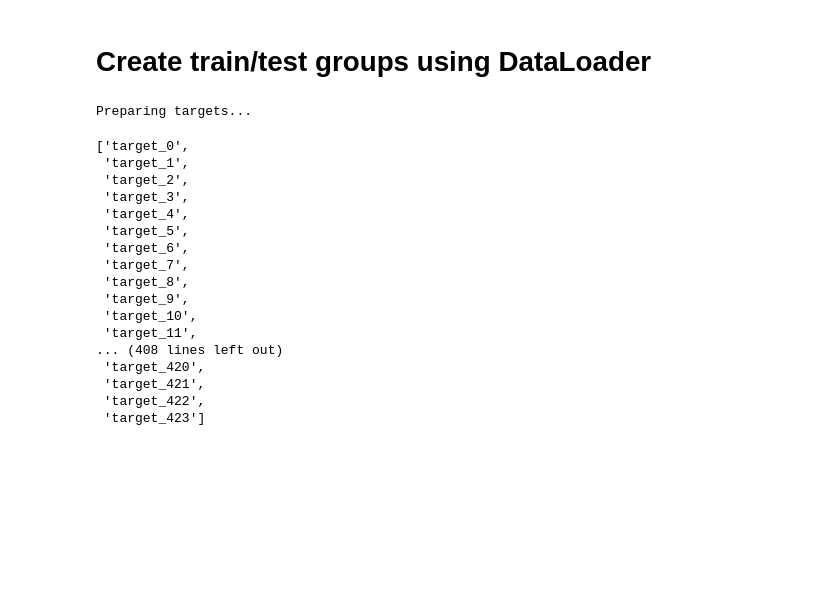
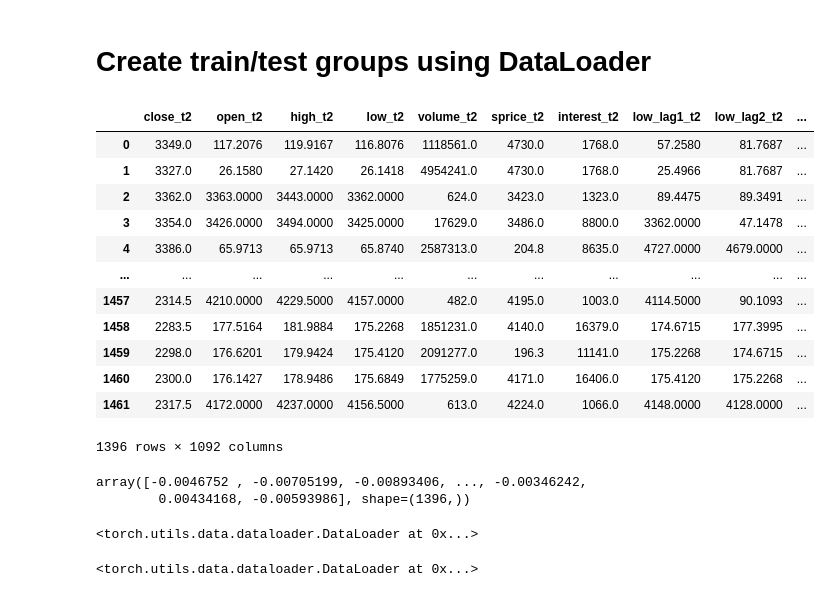
Before and after one commit to LindaMMM/trypytorch, a Jupyter notebook: notebooks/2-LoadData.ipynb, the cells around one changed output. Saved outputs shown, nothing was run; the diff lists cells and outputs as text; code cells hidden in the pictures; blank space fills up the shorter version.

```diff
--- a/notebooks/2-LoadData.ipynb
+++ b/notebooks/2-LoadData.ipynb
@@ -296,45 +432,27 @@ inst = df["instrument_id"].values.astype("int64")
 # %%
-from torch.utils.data import Dataset
-
-class LSTMDataset(Dataset):
-    def __init__(self, X, inst, seq_len):
-        self.X = X
-        self.inst = inst
-        self.seq_len = seq_len
-
-    def __len__(self):
-        return len(self.X) - self.seq_len
-
-    def __getitem__(self, idx):
-        return (
-            torch.from_numpy(self.X[idx:idx+self.seq_len]),
-            torch.tensor(self.inst[idx+self.seq_len])
-        )
-
-dataset = LSTMDataset(X_num, inst, seq_len=30)
-dataloader = DataLoader(dataset, batch_size=64, shuffle=False, num_workers=2)
+#  Test du data loader
+idx:int = 2
+tgt=target_cols[idx]
+y = target_values[tgt]
+name,pric1,pric2 =getnameprice(idx)
+train_loaders, val_loader = train_models_for_target(y,pric1,pric2)
+display(train_loaders)
+display(val_loader)
+# %% [output]
+|  | close_t2 | open_t2 | high_t2 | low_t2 | volume_t2 | sprice_t2 | interest_t2 | low_lag1_t2 | low_lag2_t2 | ... |
+| 0 | 3349.0 | 117.2076 | 119.9167 | 116.8076 | 1118561.0 | 4730.0 | 1768.0 | 57.2580 | 81.7687 | ... |
+| 1 | 3327.0 | 26.1580 | 27.1420 | 26.1418 | 4954241.0 | 4730.0 | 1768.0 | 25.4966 | 81.7687 | ... |
+| 2 | 3362.0 | 3363.0000 | 3443.0000 | 3362.0000 | 624.0 | 3423.0 | 1323.0 | 89.4475 | 89.3491 | ... |
+| 3 | 3354.0 | 3426.0000 | 3494.0000 | 3425.0000 | 17629.0 | 3486.0 | 8800.0 | 3362.0000 | 47.1478 | ... |
+| 4 | 3386.0 | 65.9713 | 65.9713 | 65.8740 | 2587313.0 | 204.8 | 8635.0 | 4727.0000 | 4679.0000 | ... |
+| ... | ... | ... | ... | ... | ... | ... | ... | ... | ... | ... |
+| 1457 | 2314.5 | 4210.0000 | 4229.5000 | 4157.0000 | 482.0 | 4195.0 | 1003.0 | 4114.5000 | 90.1093 | ... |
+| 1458 | 2283.5 | 177.5164 | 181.9884 | 175.2268 | 1851231.0 | 4140.0 | 16379.0 | 174.6715 | 177.3995 | ... |
+| 1459 | 2298.0 | 176.6201 | 179.9424 | 175.4120 | 2091277.0 | 196.3 | 11141.0 | 175.2268 | 174.6715 | ... |
+| 1460 | 2300.0 | 176.1427 | 178.9486 | 175.6849 | 1775259.0 | 4171.0 | 16406.0 | 175.4120 | 175.2268 | ... |
+| 1461 | 2317.5 | 4172.0000 | 4237.0000 | 4156.5000 | 613.0 | 4224.0 | 1066.0 | 4148.0000 | 4128.0000 | ... |
+1396 rows × 1092 columns
+array([-0.0046752 , -0.00705199, -0.00893406, ..., -0.00346242,
+        0.00434168, -0.00593986], shape=(1396,))
+<torch.utils.data.dataloader.DataLoader at 0x...>
+<torch.utils.data.dataloader.DataLoader at 0x...>
-# %%
-# prepare_targets(self):
-print("Preparing targets...")
-target_cols = [col for col in train_labels_df.columns if col not in ['timestamp', 'id']]
-display(target_cols)
-target_values = train_labels_df[target_cols].values
-# %% [output]
-Preparing targets...
-['target_0',
- 'target_1',
- 'target_2',
- 'target_3',
- 'target_4',
- 'target_5',
- 'target_6',
- 'target_7',
- 'target_8',
- 'target_9',
- 'target_10',
- 'target_11',
-... (408 lines left out)
- 'target_420',
- 'target_421',
- 'target_422',
- 'target_423']
```
Also changed, not shown: parts of 11 cells of this notebook, 2 other files.
